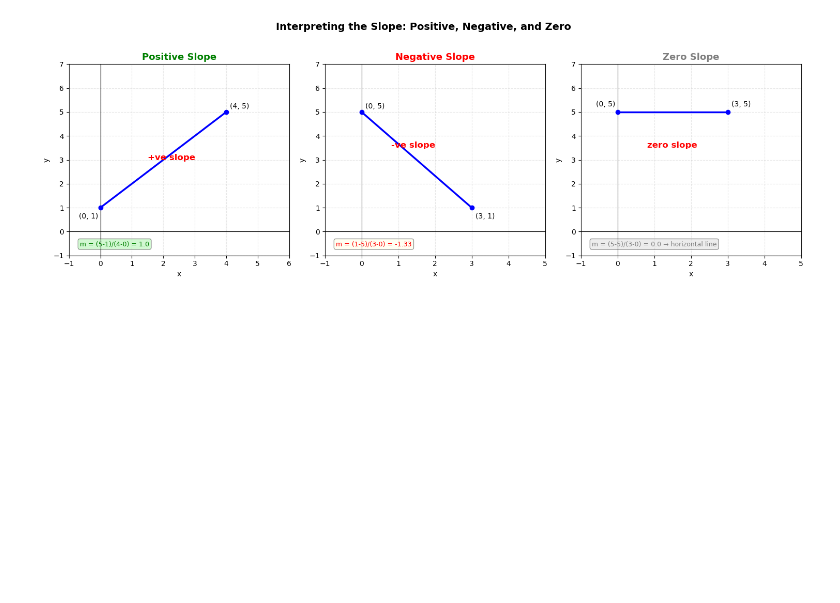
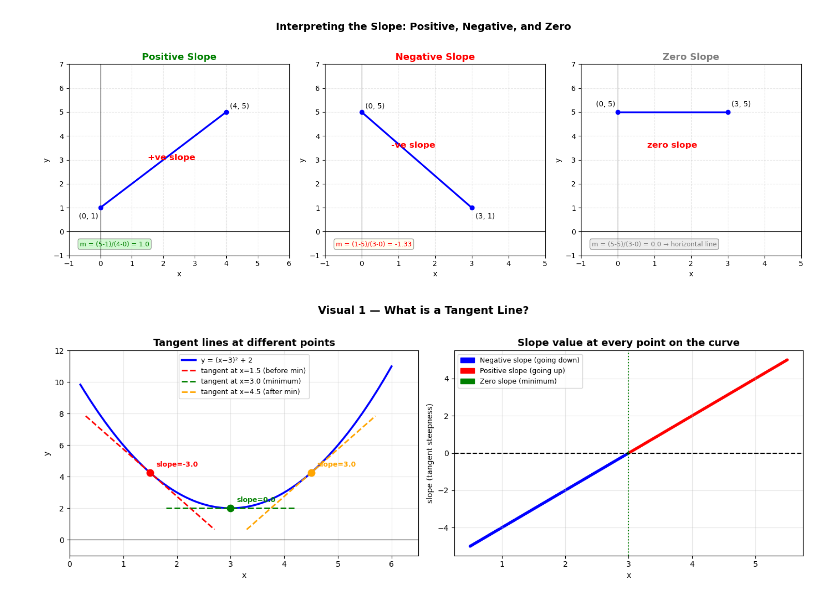
Before and after one commit to aya-alharazin/Machine-Learning, a Jupyter notebook: 02 - Linear Equation.ipynb, the cells around one changed output. Drawn from its saved outputs; the diff is of its cells as text; code cells hidden in the pictures; blank space fills up the shorter version.

```diff
--- a/02 - Linear Equation.ipynb
+++ b/02 - Linear Equation.ipynb
@@ -170,3 +167,65 @@ plt.tight_layout()
 plt.show()
 # %% [output]
 [figure]
+# %%
+import matplotlib.patches as mpatches
+from matplotlib.gridspec import GridSpec
+fig, axes = plt.subplots(1, 2, figsize=(14, 5))
+
+x = np.linspace(0.2, 6, 300)
+y = (x - 3)**2 + 2
+
+def f(x):  return (x - 3)**2 + 2
+def df(x): return 2 * (x - 3)   # slope at any point (derivative)
+
+def draw_tangent(ax, tx, color, label):
+    slope = df(tx)
+    ty    = f(tx)
+    # tangent line: y = slope*(x - tx) + ty
+    tx_line = np.linspace(tx - 1.2, tx + 1.2, 100)
+    ty_line = slope * (tx_line - tx) + ty
+    ax.plot(tx_line, ty_line, color=color, linewidth=2,
+            linestyle='--', label=label)
+    ax.scatter([tx], [ty], color=color, zorder=5, s=80)
+    ax.annotate(f'slope={slope:.1f}', (tx, ty),
+                textcoords="offset points", xytext=(8, 8),
+                fontsize=9, color=color, fontweight='bold')
+
+# Left: show the curve and what tangent means
+ax = axes[0]
+ax.plot(x, y, color='blue', linewidth=2.5, label='y = (x−3)² + 2')
+draw_tangent(ax, 1.5, 'red',    'tangent at x=1.5 (before min)')
+draw_tangent(ax, 3.0, 'green',  'tangent at x=3.0 (minimum)')
+draw_tangent(ax, 4.5, 'orange', 'tangent at x=4.5 (after min)')
+ax.axhline(0, color='black', linewidth=0.8)
+ax.axvline(0, color='black', linewidth=0.8)
+ax.set_xlim(0, 6.5)
+ax.set_ylim(-1, 12)
+ax.set_title('Tangent lines at different points', fontsize=13, fontweight='bold')
+ax.set_xlabel('x'); ax.set_ylabel('y')
+ax.legend(fontsize=9); ax.grid(True, alpha=0.3)
+
+# Right: slope values across the curve
+ax2 = axes[1]
+x_slope = np.linspace(0.5, 5.5, 300)
+slopes   = df(x_slope)
+colors_s = ['blue' if s < -0.05 else 'red' if s > 0.05 else 'green'
+            for s in slopes]
+ax2.scatter(x_slope, slopes, c=colors_s, s=8)
+ax2.axhline(0, color='black', linewidth=1.5, linestyle='--', label='slope = 0')
+ax2.axvline(3, color='green', linewidth=1.5, linestyle=':', label='x=3 (minimum)')
+ax2.set_title('Slope value at every point on the curve', fontsize=13, fontweight='bold')
+ax2.set_xlabel('x'); ax2.set_ylabel('slope (tangent steepness)')
+ax2.legend(fontsize=9); ax2.grid(True, alpha=0.3)
+
+blue_p  = mpatches.Patch(color='blue',  label='Negative slope (going down)')
+red_p   = mpatches.Patch(color='red',   label='Positive slope (going up)')
+green_p = mpatches.Patch(color='green', label='Zero slope (minimum)')
+ax2.legend(handles=[blue_p, red_p, green_p], fontsize=9)
+
+plt.suptitle('Visual 1 — What is a Tangent Line?',
+             fontsize=14, fontweight='bold', y=1.02)
+plt.tight_layout()
+plt.show()
+# %% [output]
+[figure, added]
```
Also changed, not shown: parts of 5 cells of this notebook.
